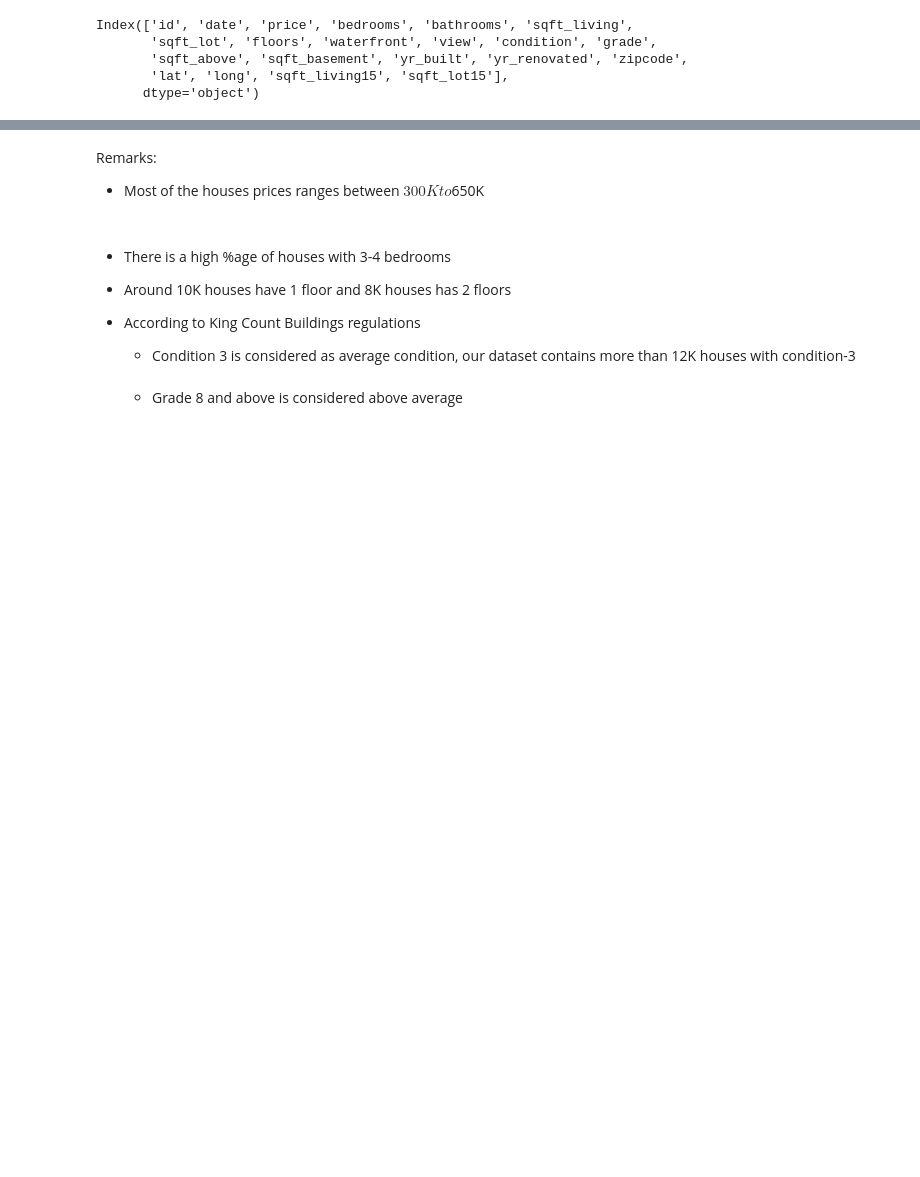
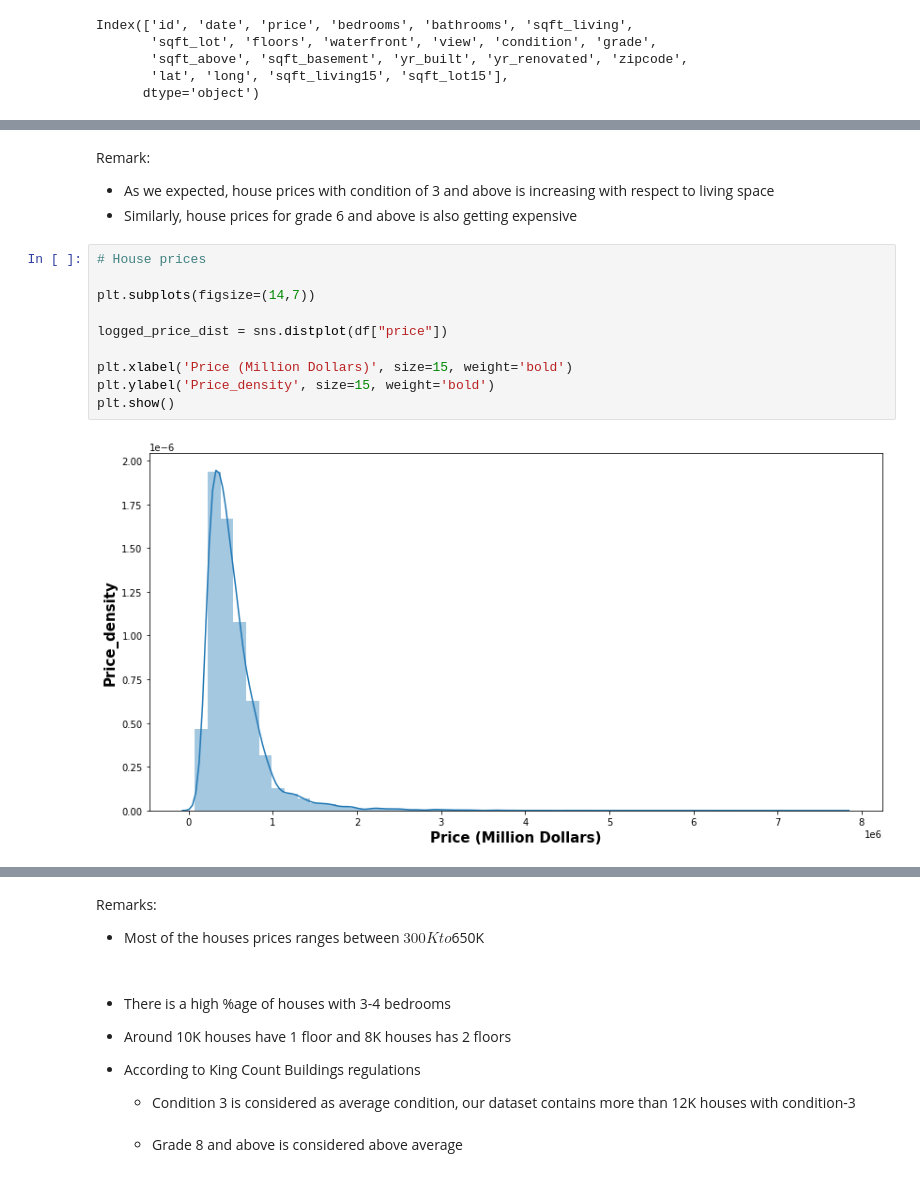
Before and after one commit to SabeehRaza-DS/King-County_EDA, a Jupyter notebook: EDA_housing.ipynb, the cells around one changed output, grey strips where cells are left out. Saved outputs shown, nothing was run; the diff lists cells and outputs as text; blank space fills up the shorter version.

```diff
--- a/EDA_housing.ipynb
+++ b/EDA_housing.ipynb
@@ -309 +333,17 @@ Index(['id', 'date', 'price', 'bedrooms', 'bathrooms', 'sqft_living',
+# %% [markdown]
+Remark:
+- As we expected, house prices with condition of 3 and above is increasing with respect to living space
+- Similarly, house prices for grade 6 and above is also getting expensive
+# %%
+# House prices
+
+plt.subplots(figsize=(14,7))
+
+logged_price_dist = sns.distplot(df["price"])
+
+plt.xlabel('Price (Million Dollars)', size=15, weight='bold')
+plt.ylabel('Price_density', size=15, weight='bold')
+plt.show()
+# %% [output]
+[figure, added]
 # %%
```
Also changed, not shown: parts of 7 cells of this notebook.
